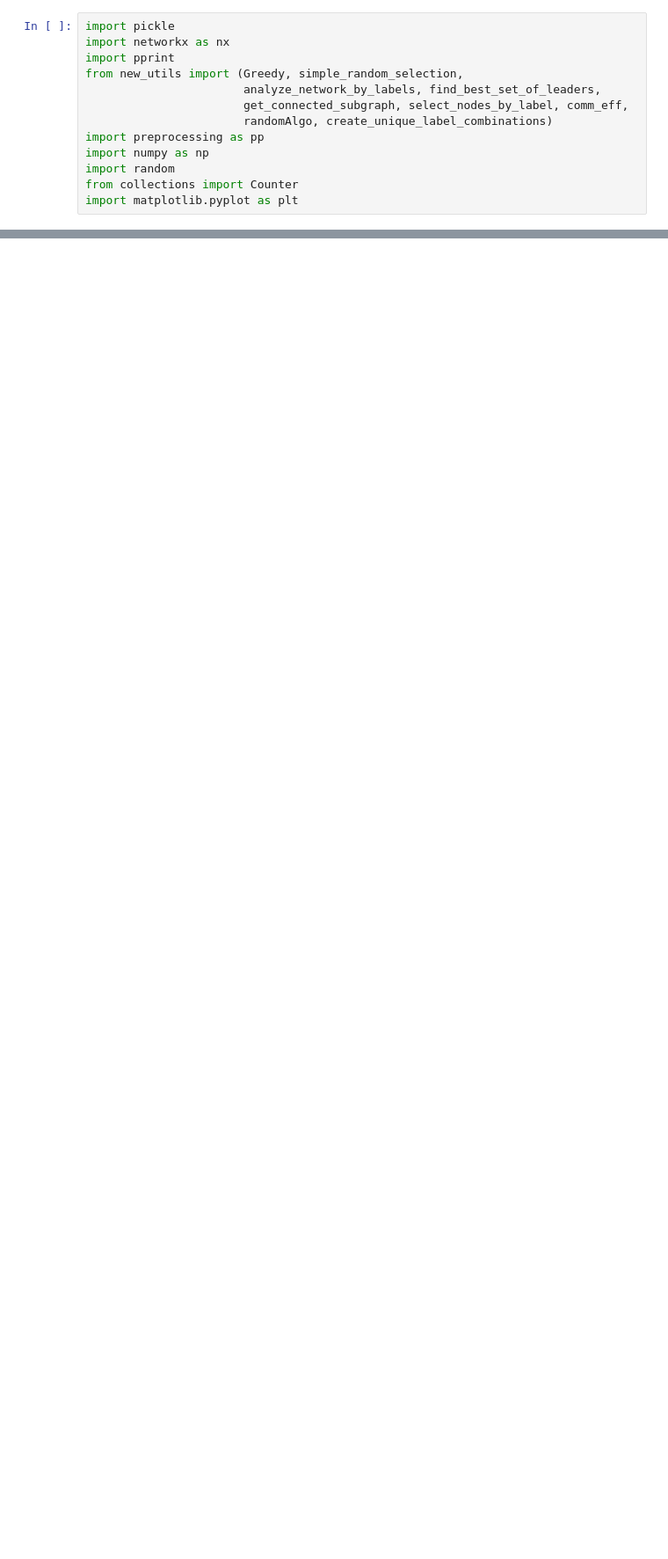
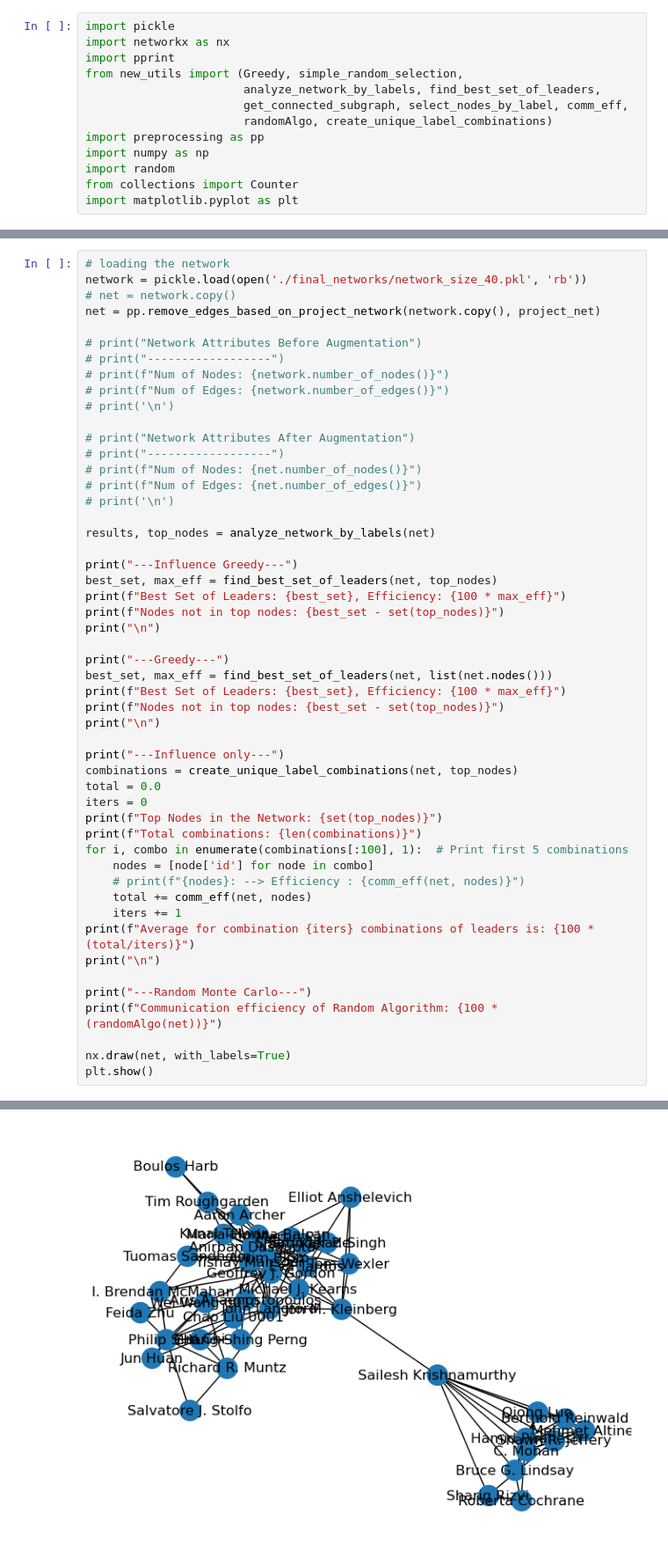
Before and after one commit to twumasimb/DBLP-Analysis, a Jupyter notebook: new_experiment_updates.ipynb, the cells around one changed output, grey strips where cells are left out. Shown at 88% size. Saved outputs shown, nothing was run; the diff lists cells and outputs as text; blank space fills up the shorter version.

```diff
--- a/new_experiment_updates.ipynb
+++ b/new_experiment_updates.ipynb
@@ -286,0 +144,52 @@ Communication efficiency of Random Algorithm: 3.2185
+# %%
+# loading the network
+network = pickle.load(open('./final_networks/network_size_40.pkl', 'rb'))
+# net = network.copy()
+net = pp.remove_edges_based_on_project_network(network.copy(), project_net)
+
+# print("Network Attributes Before Augmentation")
+# print("------------------")
+# print(f"Num of Nodes: {network.number_of_nodes()}")
+# print(f"Num of Edges: {network.number_of_edges()}")
+# print('\n')
+
+# print("Network Attributes After Augmentation")
+# print("------------------")
+# print(f"Num of Nodes: {net.number_of_nodes()}")
+# print(f"Num of Edges: {net.number_of_edges()}")
+# print('\n')
+
+results, top_nodes = analyze_network_by_labels(net)
+
+print("---Influence Greedy---")
+best_set, max_eff = find_best_set_of_leaders(net, top_nodes)
+print(f"Best Set of Leaders: {best_set}, Efficiency: {100 * max_eff}")
+print(f"Nodes not in top nodes: {best_set - set(top_nodes)}")
+print("\n")
+
+print("---Greedy---")
+best_set, max_eff = find_best_set_of_leaders(net, list(net.nodes()))
+print(f"Best Set of Leaders: {best_set}, Efficiency: {100 * max_eff}")
+print(f"Nodes not in top nodes: {best_set - set(top_nodes)}")
+print("\n")
+
+print("---Influence only---")
+combinations = create_unique_label_combinations(net, top_nodes)
+total = 0.0
+iters = 0
+print(f"Top Nodes in the Network: {set(top_nodes)}")
+print(f"Total combinations: {len(combinations)}")
+for i, combo in enumerate(combinations[:100], 1):  # Print first 5 combinations
+    nodes = [node['id'] for node in combo]
+    # print(f"{nodes}: --> Efficiency : {comm_eff(net, nodes)}")
+    total += comm_eff(net, nodes)
+    iters += 1
+print(f"Average for combination {iters} combinations of leaders is: {100 * (total/iters)}")
+print("\n")
+
+print("---Random Monte Carlo---")
+print(f"Communication efficiency of Random Algorithm: {100 * (randomAlgo(net))}")
+
+nx.draw(net, with_labels=True)
+plt.show()
+# %% [output]
@@ -286,0 +213 @@ Communication efficiency of Random Algorithm: 3.2185
+[figure, added]
```
Also changed, not shown: parts of 41 cells of this notebook, 6 other files.
